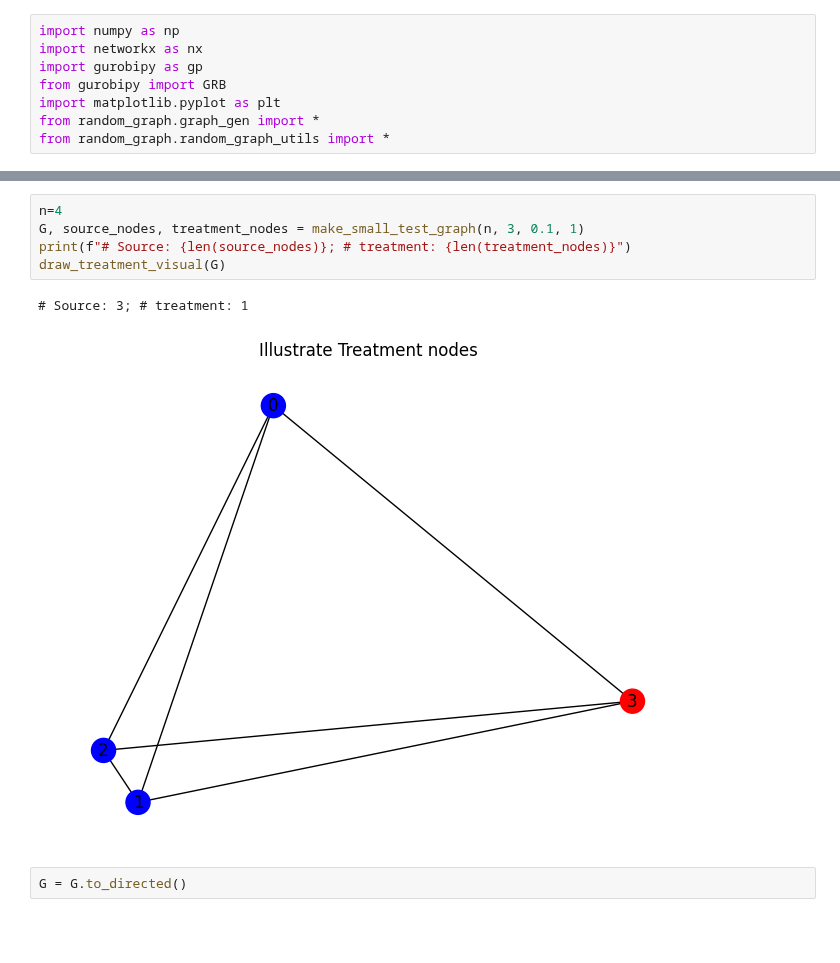
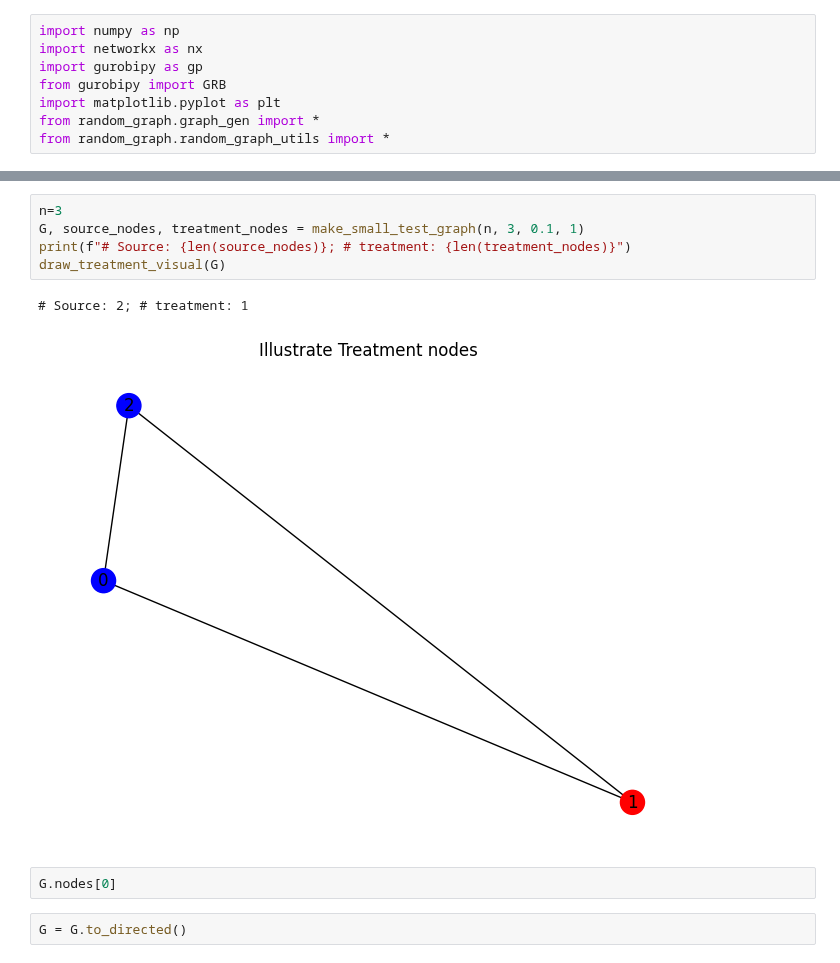
Before and after one commit to matt-banschbach/CMOR492-DWS, a Jupyter notebook: optimization_models/random_graph_singleperiod.ipynb, the cells around one changed output, grey strips where cells are left out. Drawn from its saved outputs; the diff is of its cells as text; blank space fills up the shorter version.

```diff
--- a/optimization_models/random_graph_singleperiod.ipynb
+++ b/optimization_models/random_graph_singleperiod.ipynb
@@ -22,11 +22,13 @@ draw_treatment_visual(G)
 # %%
-n=4
+n=3
 G, source_nodes, treatment_nodes = make_small_test_graph(n, 3, 0.1, 1)
 print(f"# Source: {len(source_nodes)}; # treatment: {len(treatment_nodes)}")
 draw_treatment_visual(G)
 # %% [output]
-# Source: 3; # treatment: 1
+# Source: 2; # treatment: 1
-[figure, old version]
+[figure, new version]
+# %%
+G.nodes[0]
 # %%
 G = G.to_directed()
 # %%
```
Also changed, not shown: parts of 6 cells of this notebook, 1 other file.
